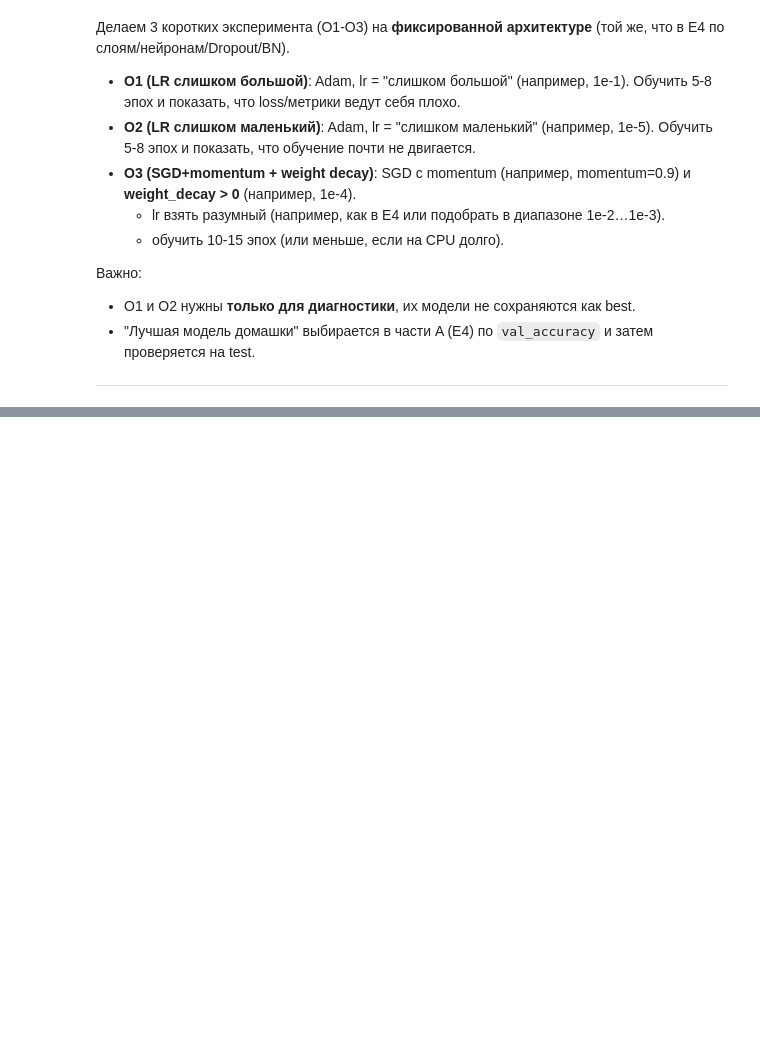
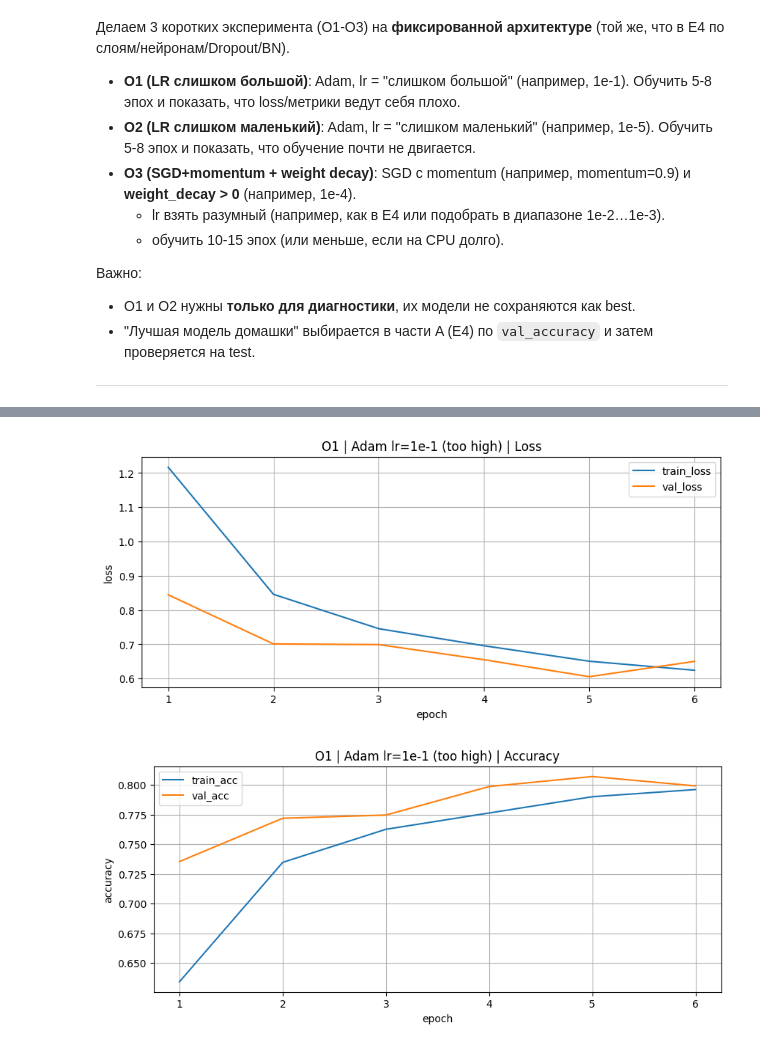
Before and after one commit to Allureeee/allure-aie-lab, a Jupyter notebook: homeworks/HW08-09/HW08-09.ipynb, the cells around one changed output, grey strips where cells are left out. Drawn from its saved outputs; the diff is of its cells as text; code cells hidden in the pictures; blank space fills up the shorter version.

```diff
--- a/homeworks/HW08-09/HW08-09.ipynb
+++ b/homeworks/HW08-09/HW08-09.ipynb
@@ -606,0 +617,9 @@ TEST | loss: 0.4507 | acc: 0.8557
+# %%
+# 2) Optimizer factory
+def make_optimizer(model, kind, lr, weight_decay=0.0, momentum=0.9):
+    kind = kind.lower().strip()
+    if kind == "adam":
+        return torch.optim.Adam(model.parameters(), lr=lr, weight_decay=weight_decay)
+    if kind == "sgd":
+        return torch.optim.SGD(model.parameters(), lr=lr, momentum=momentum, weight_decay=weight_decay)
+    raise ValueError(f"Unknown optimizer kind: {kind}")
@@ -606,0 +679,31 @@ TEST | loss: 0.4507 | acc: 0.8557
+# %%
+# 5) Один эксперимент = фиксированный конфиг + обучение + оценка на val
+def run_experiment(exp_id, optimizer_kind, lr, epochs, weight_decay=0.0, momentum=0.9):
+    torch.manual_seed(SEED)  # воспроизводимость
+
+    model = make_model()
+    optimizer = make_optimizer(model, optimizer_kind, lr=lr, weight_decay=weight_decay, momentum=momentum)
+
+    print("\n" + "="*80)
+    print(f"{exp_id}: {optimizer_kind.upper()} lr={lr:g}, weight_decay={weight_decay:g}, momentum={momentum if optimizer_kind=='sgd' else 0}")
+    history = fit(model, train_loader, val_loader, optimizer, criterion, epochs=epochs)
+
+    best_val_acc = float(np.max(history["val_acc"])) if len(history["val_acc"]) else float("nan")
+    best_val_loss = float(np.min(history["val_loss"])) if len(history["val_loss"]) else float("nan")
+
+    return {
+        "experiment_id": exp_id,
+        "optimizer": optimizer_kind,
+        "lr": lr,
+        "momentum": momentum if optimizer_kind == "sgd" else 0.0,
+        "weight_decay": weight_decay,
+        "epochs_trained": len(history["val_acc"]),
+        "best_val_accuracy": best_val_acc,
+        "best_val_loss": best_val_loss,
+        "history": history,
+    }
+# %%
+# O1 (LR слишком большой): Adam, lr=1e-1, 5–8 эпох
+res_O1 = run_experiment("O1", optimizer_kind="adam", lr=1e-1, epochs=6)
+plot_history(res_O1["history"], title="O1 | Adam lr=1e-1 (too high)")
+# %% [output]
@@ -606,0 +718,2 @@ TEST | loss: 0.4507 | acc: 0.8557
+[figure, added]
+[figure, added]
```
Also changed, not shown: parts of 11 cells of this notebook, 5 other files.
